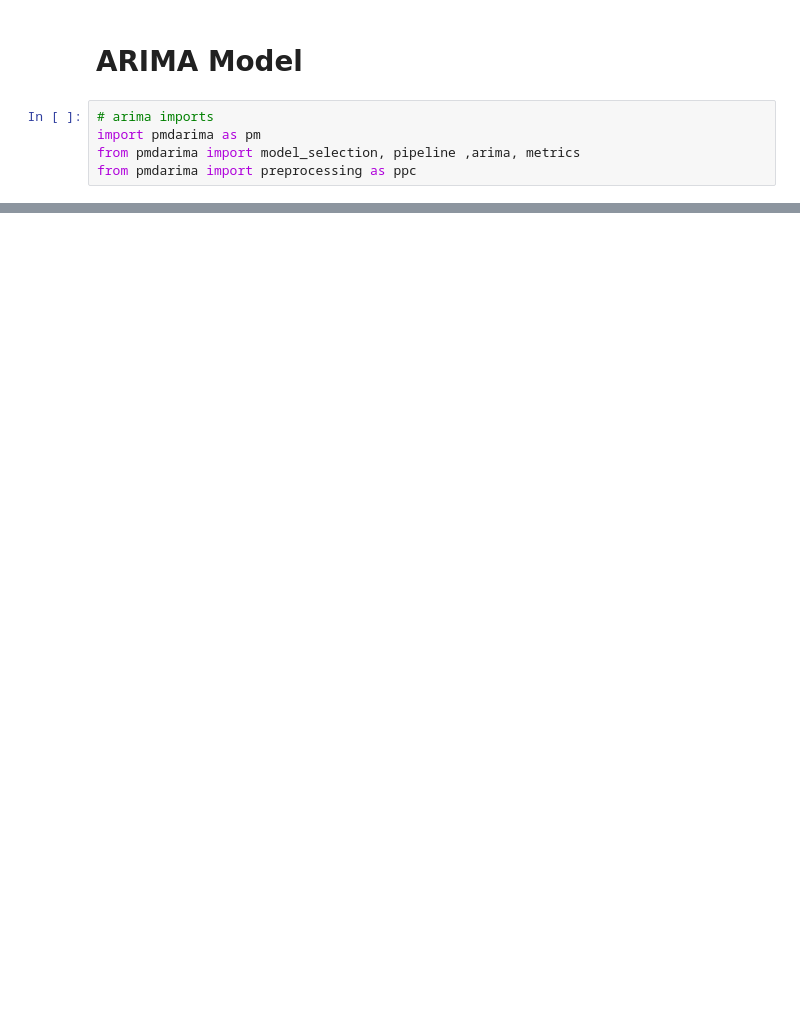
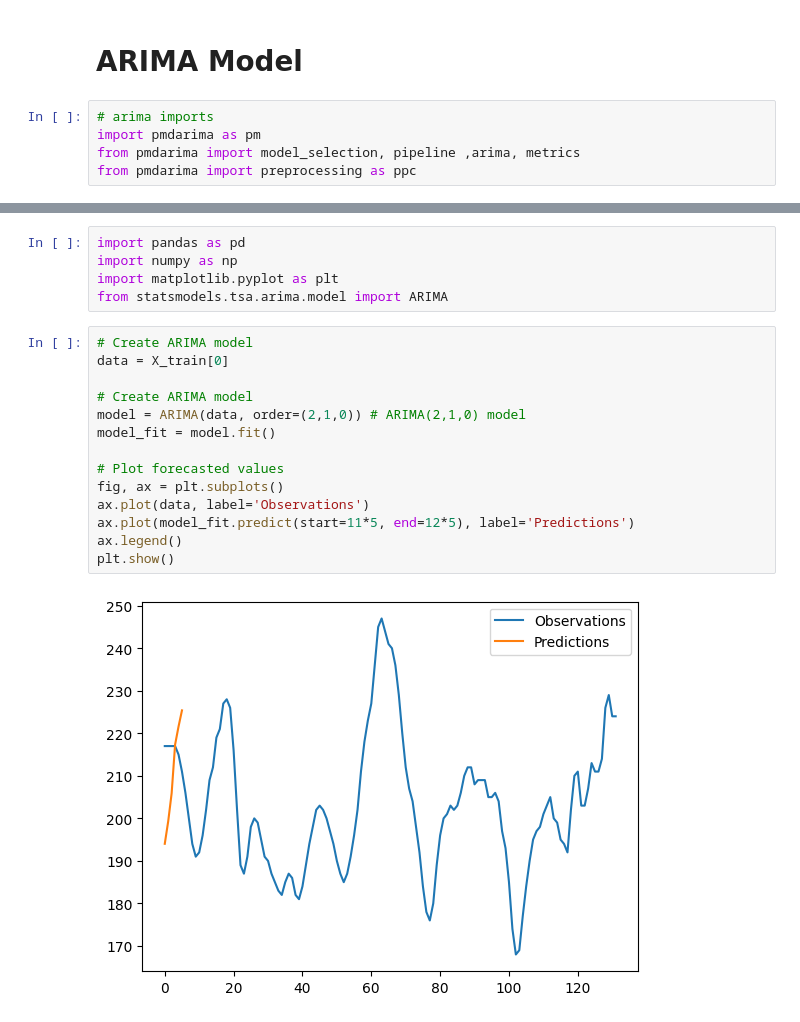
Before and after one commit to mo-gaafar/CGM_Prediction_LSTM, a Jupyter notebook: code/project/heurisitic_0.ipynb, the cells around one changed output, grey strips where cells are left out. Drawn from its saved outputs; the diff is of its cells as text; blank space fills up the shorter version.

```diff
--- a/code/project/heurisitic_0.ipynb
+++ b/code/project/heurisitic_0.ipynb
@@ -222,0 +353,21 @@ from pmdarima import preprocessing as ppc
+# %%
+import pandas as pd
+import numpy as np
+import matplotlib.pyplot as plt
+from statsmodels.tsa.arima.model import ARIMA
+# %%
+# Create ARIMA model
+data = X_train[0]
+
+# Create ARIMA model
+model = ARIMA(data, order=(2,1,0)) # ARIMA(2,1,0) model
+model_fit = model.fit()
+
+# Plot forecasted values
+fig, ax = plt.subplots()
+ax.plot(data, label='Observations')
+ax.plot(model_fit.predict(start=11*5, end=12*5), label='Predictions')
+ax.legend()
+plt.show()
+# %% [output]
+[figure, added]
```
Also changed, not shown: parts of 7 cells of this notebook, 2 other files.
